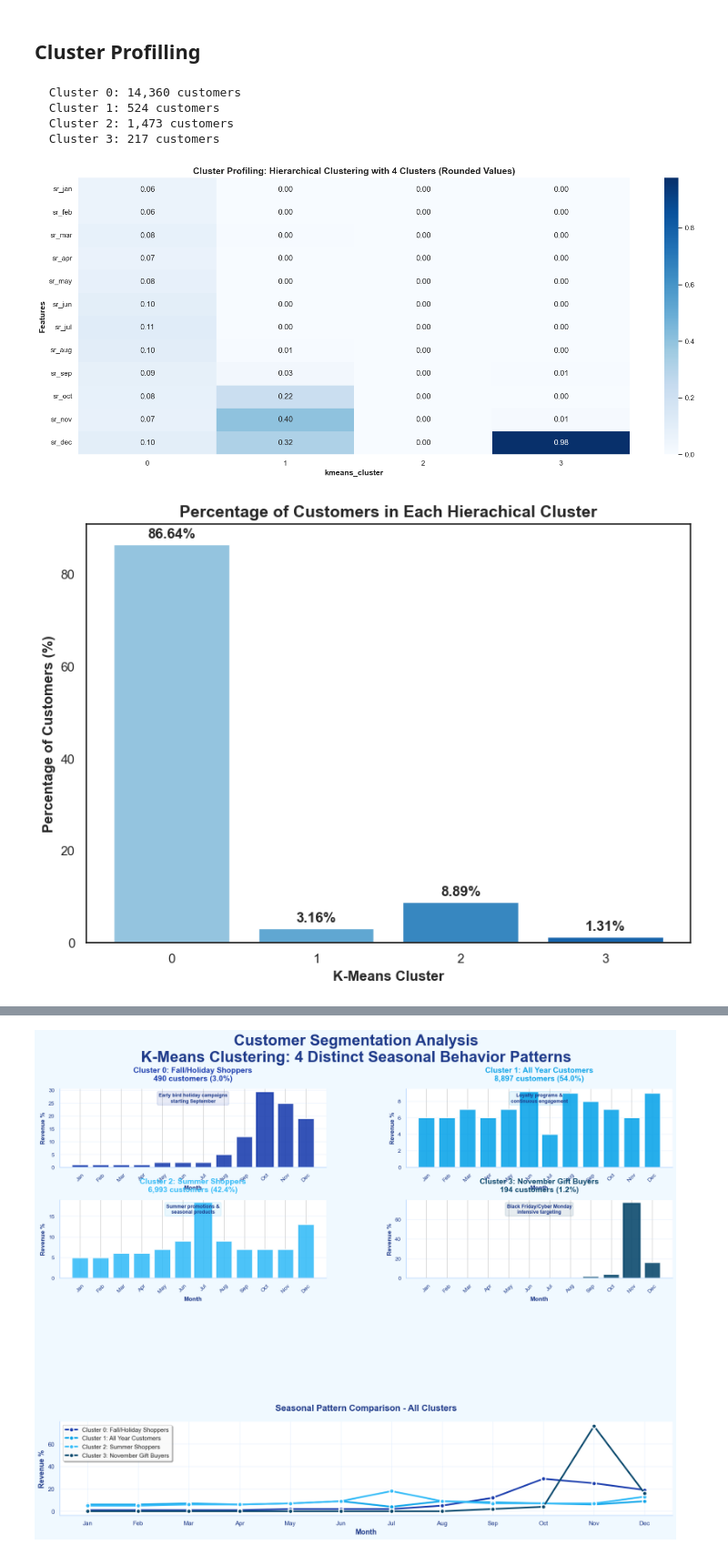
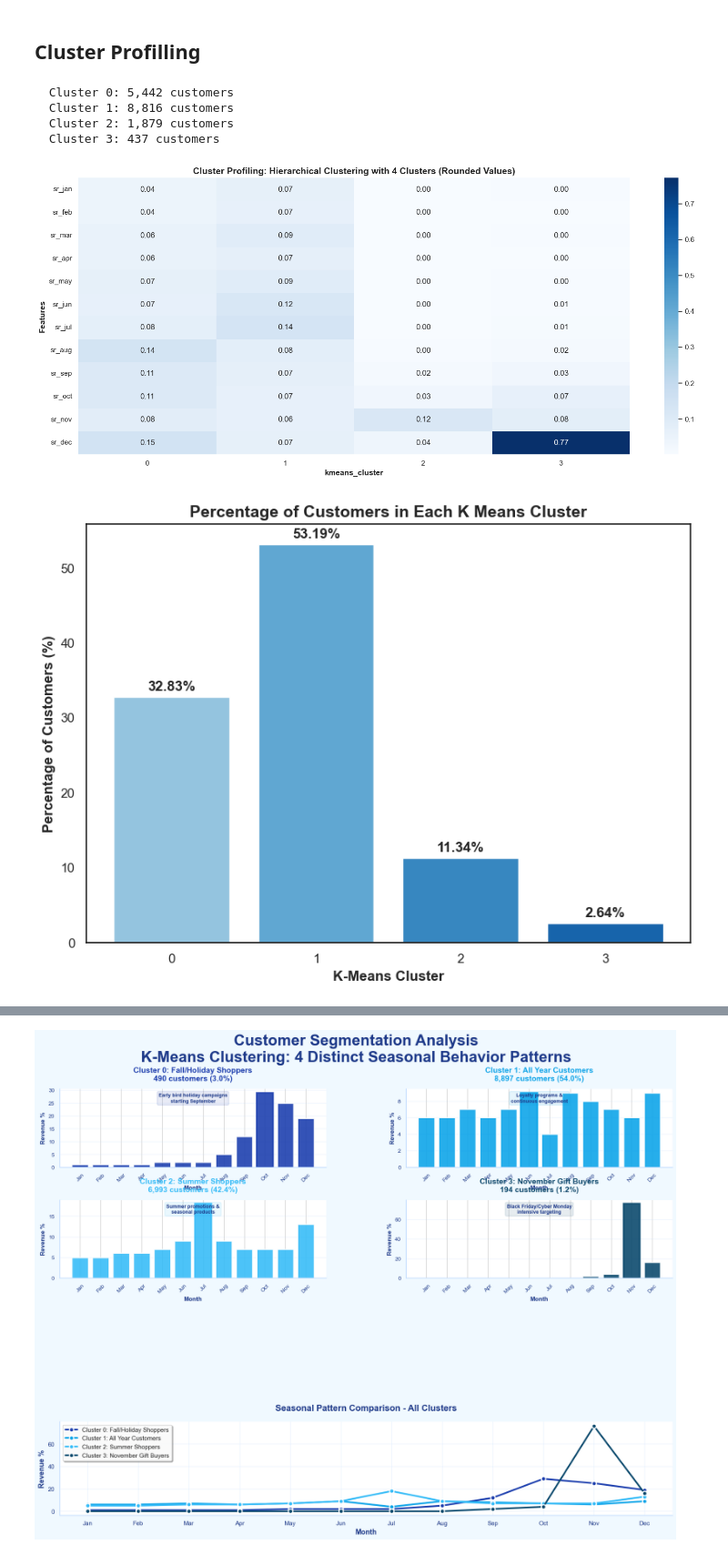
Before and after one commit to calcoafrancisca/Group-39---DM---Part2, a Jupyter notebook: seasonal_clustering.ipynb, the cells around one changed output, grey strips where cells are left out. Shown at 91% size. Saved outputs shown, nothing was run; the diff lists cells and outputs as text; code cells hidden in the pictures.

```diff
--- a/seasonal_clustering.ipynb
+++ b/seasonal_clustering.ipynb
@@ -493,9 +493,8 @@ plt.show()
 ## Cluster Profilling
 # %%
 #Final clustering kmeans with 4 clusters
-hc4 = AgglomerativeClustering(n_clusters=4,metric='euclidean',
-    linkage='ward' )
-km_labels_4 = hc4.fit_predict(df_seasonal)
+km = KMeans(n_clusters=4, init="k-means++", random_state=94)
+km_labels_4 = km.fit_predict(df_seasonal)
 print(f"  Cluster 0: {np.sum(km_labels_4 == 0):,} customers")
 print(f"  Cluster 1: {np.sum(km_labels_4 == 1):,} customers")
 print(f"  Cluster 2: {np.sum(km_labels_4 == 2):,} customers")
@@ -527,32 +526,32 @@ plt.ylabel("Features", fontweight='bold')
 plt.tight_layout()
 plt.show()
 # %% [output]
-  Cluster 0: 14,360 customers
-  Cluster 1: 524 customers
-  Cluster 2: 1,473 customers
-  Cluster 3: 217 customers
+  Cluster 0: 5,442 customers
+  Cluster 1: 8,816 customers
+  Cluster 2: 1,879 customers
+  Cluster 3: 437 customers
-[figure, old version]
+[figure, new version]
 # %%
 # Please give me a some beauty graph to visualize the clusters and their percentage of customers
 sns.set_style("white")
 cluster_counts = df_seasonal['kmeans_cluster'].value_counts().sort_index()
 cluster_percentages = (cluster_counts / cluster_counts.sum()) * 100
 fig, ax = plt.subplots(figsize=(8, 6))
 bars = ax.bar(cluster_percentages.index.astype(str), cluster_percentages.values, color=cm.Blues(np.linspace(0.4, 0.8, len(cluster_percentages))))
 ax.set_xlabel('K-Means Cluster', fontweight='bold')
 ax.set_ylabel('Percentage of Customers (%)', fontweight='bold')
-ax.set_title('Percentage of Customers in Each Hierachical Cluster', fontweight='bold', fontsize=14)
+ax.set_title('Percentage of Customers in Each K Means Cluster', fontweight='bold', fontsize=14)
 for bar in bars:
     height = bar.get_height()
     ax.annotate(f'{height:.2f}%',
                 xy=(bar.get_x() + bar.get_width() / 2, height),
                 xytext=(0, 3),  # 3 points vertical offset
                 textcoords="offset points",
                 ha='center', va='bottom', fontweight='bold')
 plt.tight_layout()
 plt.show()
 # %% [output]
-[figure, old version]
+[figure, new version]
 # %%
 sns.set_style("white")
 n_clusters = df_seasonal['kmeans_cluster'].nunique()
```
Also changed, not shown: parts of 4 cells of this notebook, 1 other file.
